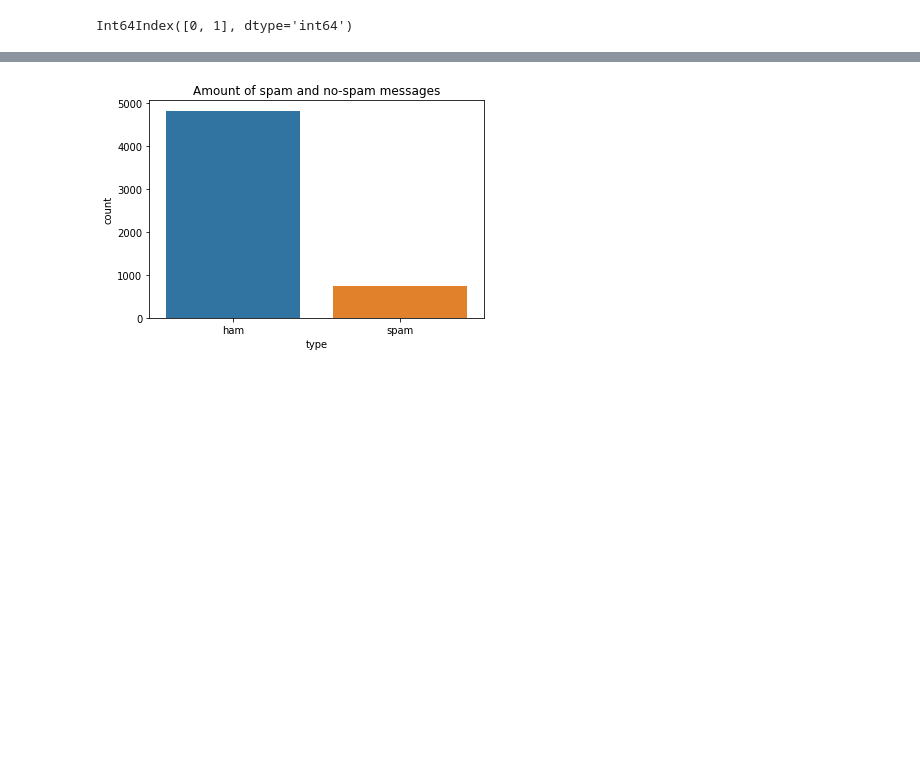
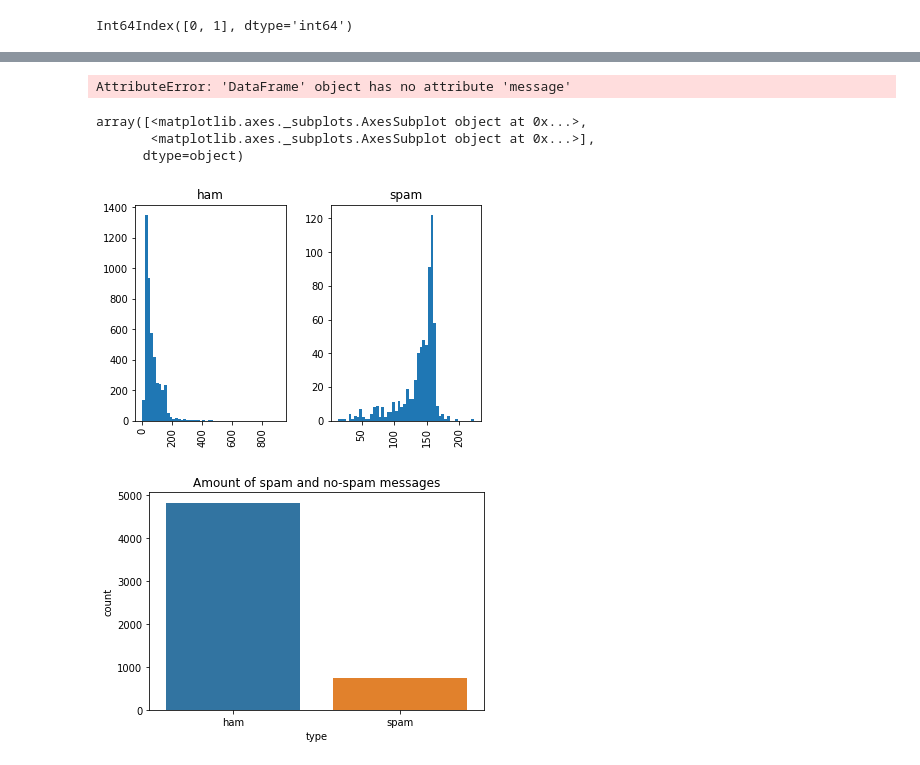
Before and after one commit to nsumlcse533/ctmnlp, a Jupyter notebook: 1935376/smsnlprajib.ipynb, the cells around one changed output, grey strips where cells are left out. Cells and saved outputs as stored; diff of their text form; code cells hidden in the pictures; blank space fills up the shorter version.

```diff
--- a/1935376/smsnlprajib.ipynb
+++ b/1935376/smsnlprajib.ipynb
@@ -58,3 +106,17 @@ df.head(5)
+# %%
+#What is that super long message?
+
+list(df.message[df.length > 900])
+# %% [output]
+AttributeError: 'DataFrame' object has no attribute 'message'
+# %%
+# Is there any difference in message length between spam and ham?
+df.hist(column='length', by='type', bins=50)
+# %% [output]
+array([<matplotlib.axes._subplots.AxesSubplot object at 0x...>,
+       <matplotlib.axes._subplots.AxesSubplot object at 0x...>],
+      dtype=object)
+[figure, added]
 # %%
 #compare the types of HAM (non SPAM) vs SPAM
 sns.countplot(data = df, x= df["type"]).set_title("Amount of spam and no-spam messages")
```
Also changed, not shown: parts of 44 cells of this notebook.
